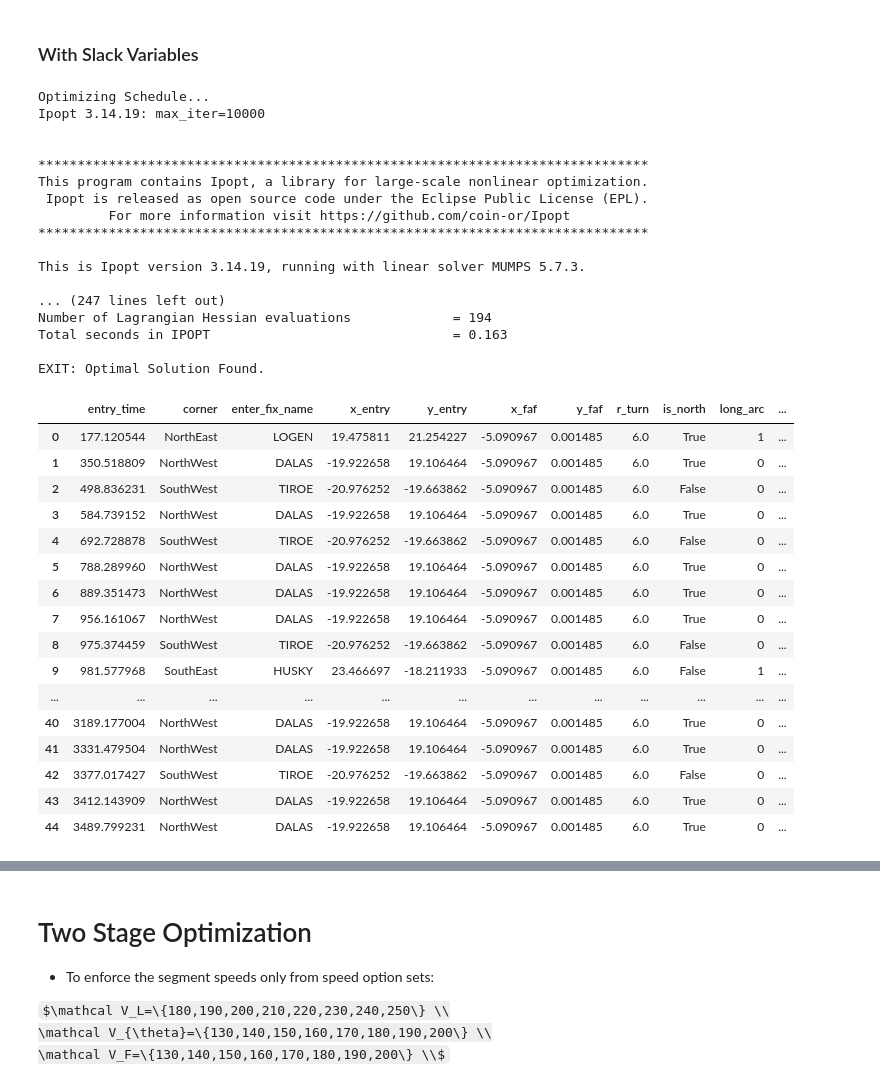
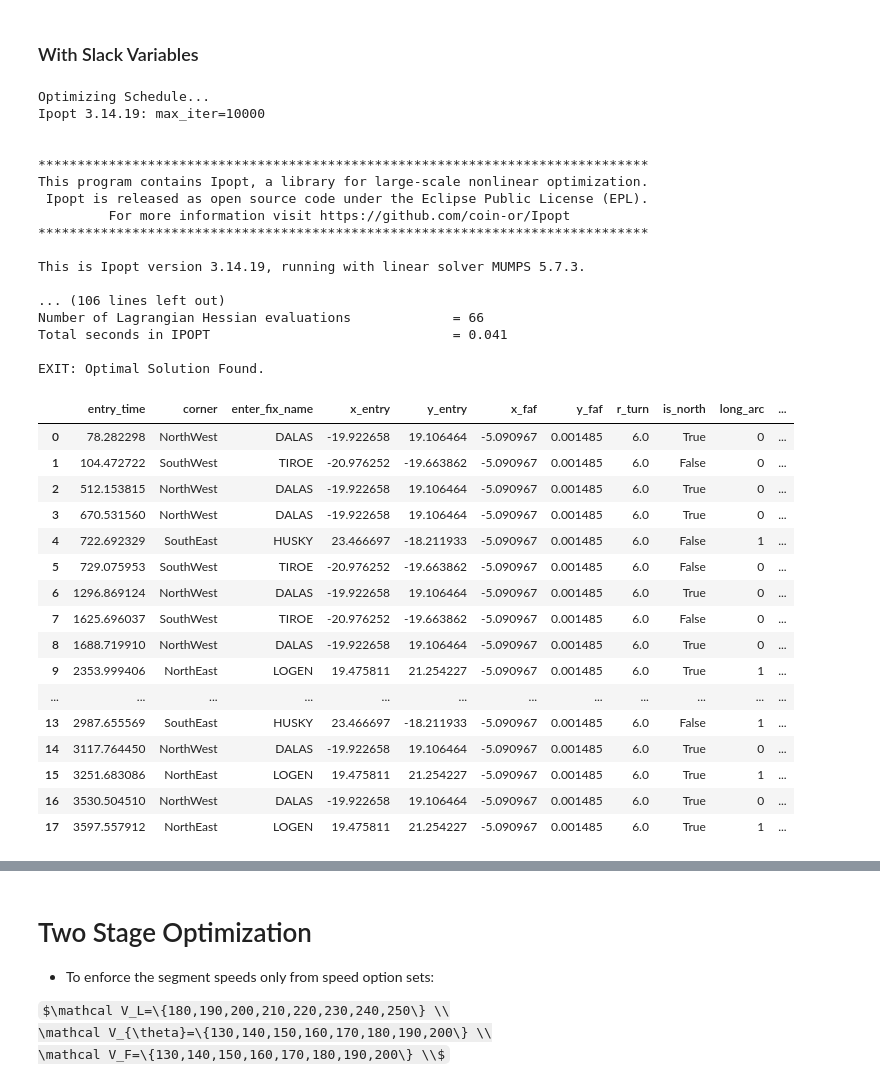
Before and after one commit to YutianPangASU/TRACON_AUTOMATION_KATL, a Jupyter notebook: katl_optimization.ipynb, the cells around one changed output, grey strips where cells are left out. Drawn from its saved outputs; the diff is of its cells as text; code cells hidden in the pictures; some formulas as TeX source.

```diff
--- a/katl_optimization.ipynb
+++ b/katl_optimization.ipynb
@@ -5,6 +5,20 @@
 import numpy as np
 import pandas as pd
 import math
+import pickle
+
+# save pickle full state
+# st = np.random.get_state()
+# with open("state1.pkl", "wb") as f:
+#     pickle.dump(st, f)
+
+
+# load pickle full state
+with open("state1.pkl", "rb") as f:
+    state = pickle.load(f)
+
+# 2. Restore NumPy's RNG to that state
+np.random.set_state(state)
 
 # ==========================================
 # 1. PARAMETERS & CONSTANTS
@@ -154,7 +168,7 @@ def generate_scenario(seed=None):
 
         # 1. Sample Demand (Log-Uniform between 5 and 45 aircraft/hr)
         # This ensures we test both low and high traffic scenarios
-        log_lambda = np.random.uniform(np.log(5), np.log(25))
+        log_lambda = np.random.uniform(np.log(5), np.log(15))
         lambda_s = np.exp(log_lambda)
 
         # 2. Generate Times
@@ -933,53 +949,57 @@ def solve_schedule_optimization_robust(df_arrivals, debug=False):
         results.append({
             'aircraft_id': i,
             'd_i': pyo.value(m.d[i]),
             'arrival_time': pyo.value(m.t[i]),
-            'actual_separation': T_SEP_SEC-pyo.value(m.slack[i]),
             'v_L': pyo.value(m.v_L[i]),
             'v_theta': pyo.value(m.v_theta[i]),
             'v_f': pyo.value(m.v_f[i])
         })
     return pd.DataFrame(results)
 
 print("Optimizing Schedule...")
 df_opt_results = solve_schedule_optimization_robust(df_arrivals, debug=True)
 df_final = pd.merge(df_arrivals, df_opt_results, on='aircraft_id')
+
+# Calculate achieved separation
+df_final['prev_arrival'] = df_final['arrival_time'].shift(1)
+df_final['actual_separation'] = df_final['arrival_time'] - df_final['prev_arrival']
+
 df_final
 # %% [output]
 Optimizing Schedule...
 Ipopt 3.14.19: max_iter=10000
 
 
 ******************************************************************************
 This program contains Ipopt, a library for large-scale nonlinear optimization.
  Ipopt is released as open source code under the Eclipse Public License (EPL).
          For more information visit https://github.com/coin-or/Ipopt
 ******************************************************************************
 
 This is Ipopt version 3.14.19, running with linear solver MUMPS 5.7.3.
 
-... (247 lines left out)
-Number of Lagrangian Hessian evaluations             = 194
-Total seconds in IPOPT                               = 0.163
+... (106 lines left out)
+Number of Lagrangian Hessian evaluations             = 66
+Total seconds in IPOPT                               = 0.041
 
 EXIT: Optimal Solution Found.
 |  | entry_time | corner | enter_fix_name | x_entry | y_entry | x_faf | y_faf | r_turn | is_north | long_arc | ... |
-| 0 | 177.120544 | NorthEast | LOGEN | 19.475811 | 21.254227 | -5.090967 | 0.001485 | 6.0 | True | 1 | ... |
-| 1 | 350.518809 | NorthWest | DALAS | -19.922658 | 19.106464 | -5.090967 | 0.001485 | 6.0 | True | 0 | ... |
-| 2 | 498.836231 | SouthWest | TIROE | -20.976252 | -19.663862 | -5.090967 | 0.001485 | 6.0 | False | 0 | ... |
-| 3 | 584.739152 | NorthWest | DALAS | -19.922658 | 19.106464 | -5.090967 | 0.001485 | 6.0 | True | 0 | ... |
-| 4 | 692.728878 | SouthWest | TIROE | -20.976252 | -19.663862 | -5.090967 | 0.001485 | 6.0 | False | 0 | ... |
-| 5 | 788.289960 | NorthWest | DALAS | -19.922658 | 19.106464 | -5.090967 | 0.001485 | 6.0 | True | 0 | ... |
-| 6 | 889.351473 | NorthWest | DALAS | -19.922658 | 19.106464 | -5.090967 | 0.001485 | 6.0 | True | 0 | ... |
-| 7 | 956.161067 | NorthWest | DALAS | -19.922658 | 19.106464 | -5.090967 | 0.001485 | 6.0 | True | 0 | ... |
-| 8 | 975.374459 | SouthWest | TIROE | -20.976252 | -19.663862 | -5.090967 | 0.001485 | 6.0 | False | 0 | ... |
-| 9 | 981.577968 | SouthEast | HUSKY | 23.466697 | -18.211933 | -5.090967 | 0.001485 | 6.0 | False | 1 | ... |
+| 0 | 78.282298 | NorthWest | DALAS | -19.922658 | 19.106464 | -5.090967 | 0.001485 | 6.0 | True | 0 | ... |
+| 1 | 104.472722 | SouthWest | TIROE | -20.976252 | -19.663862 | -5.090967 | 0.001485 | 6.0 | False | 0 | ... |
+| 2 | 512.153815 | NorthWest | DALAS | -19.922658 | 19.106464 | -5.090967 | 0.001485 | 6.0 | True | 0 | ... |
+| 3 | 670.531560 | NorthWest | DALAS | -19.922658 | 19.106464 | -5.090967 | 0.001485 | 6.0 | True | 0 | ... |
+| 4 | 722.692329 | SouthEast | HUSKY | 23.466697 | -18.211933 | -5.090967 | 0.001485 | 6.0 | False | 1 | ... |
+| 5 | 729.075953 | SouthWest | TIROE | -20.976252 | -19.663862 | -5.090967 | 0.001485 | 6.0 | False | 0 | ... |
+| 6 | 1296.869124 | NorthWest | DALAS | -19.922658 | 19.106464 | -5.090967 | 0.001485 | 6.0 | True | 0 | ... |
+| 7 | 1625.696037 | SouthWest | TIROE | -20.976252 | -19.663862 | -5.090967 | 0.001485 | 6.0 | False | 0 | ... |
+| 8 | 1688.719910 | NorthWest | DALAS | -19.922658 | 19.106464 | -5.090967 | 0.001485 | 6.0 | True | 0 | ... |
+| 9 | 2353.999406 | NorthEast | LOGEN | 19.475811 | 21.254227 | -5.090967 | 0.001485 | 6.0 | True | 1 | ... |
 | ... | ... | ... | ... | ... | ... | ... | ... | ... | ... | ... | ... |
-| 40 | 3189.177004 | NorthWest | DALAS | -19.922658 | 19.106464 | -5.090967 | 0.001485 | 6.0 | True | 0 | ... |
-| 41 | 3331.479504 | NorthWest | DALAS | -19.922658 | 19.106464 | -5.090967 | 0.001485 | 6.0 | True | 0 | ... |
-| 42 | 3377.017427 | SouthWest | TIROE | -20.976252 | -19.663862 | -5.090967 | 0.001485 | 6.0 | False | 0 | ... |
-| 43 | 3412.143909 | NorthWest | DALAS | -19.922658 | 19.106464 | -5.090967 | 0.001485 | 6.0 | True | 0 | ... |
-| 44 | 3489.799231 | NorthWest | DALAS | -19.922658 | 19.106464 | -5.090967 | 0.001485 | 6.0 | True | 0 | ... |
+| 13 | 2987.655569 | SouthEast | HUSKY | 23.466697 | -18.211933 | -5.090967 | 0.001485 | 6.0 | False | 1 | ... |
+| 14 | 3117.764450 | NorthWest | DALAS | -19.922658 | 19.106464 | -5.090967 | 0.001485 | 6.0 | True | 0 | ... |
+| 15 | 3251.683086 | NorthEast | LOGEN | 19.475811 | 21.254227 | -5.090967 | 0.001485 | 6.0 | True | 1 | ... |
+| 16 | 3530.504510 | NorthWest | DALAS | -19.922658 | 19.106464 | -5.090967 | 0.001485 | 6.0 | True | 0 | ... |
+| 17 | 3597.557912 | NorthEast | LOGEN | 19.475811 | 21.254227 | -5.090967 | 0.001485 | 6.0 | True | 1 | ... |
 # %%
 # Calculate Delay (Arrival Time - Minimum Possible Time)
 # Note: This is simplified; true delay is typically (Actual - Scheduled)
```
Also changed, not shown: parts of 14 cells of this notebook, 1 other file.
